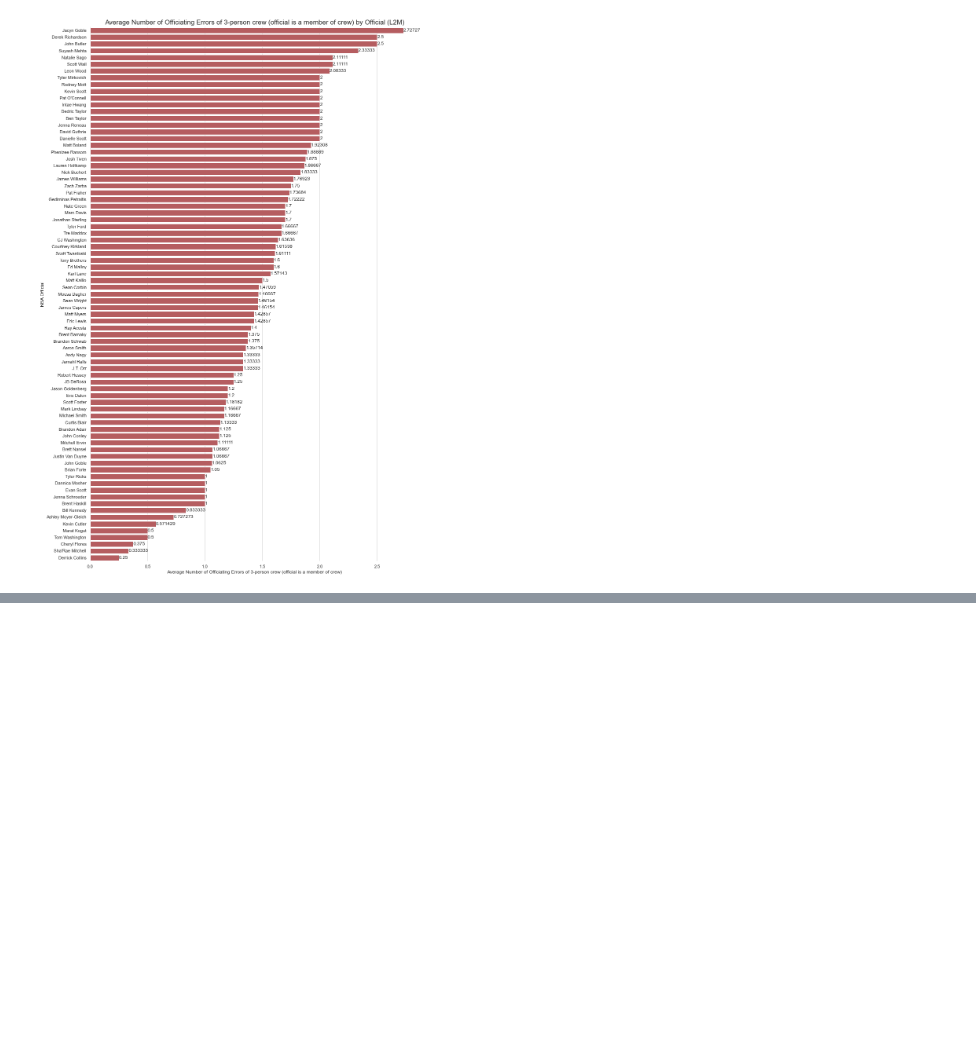
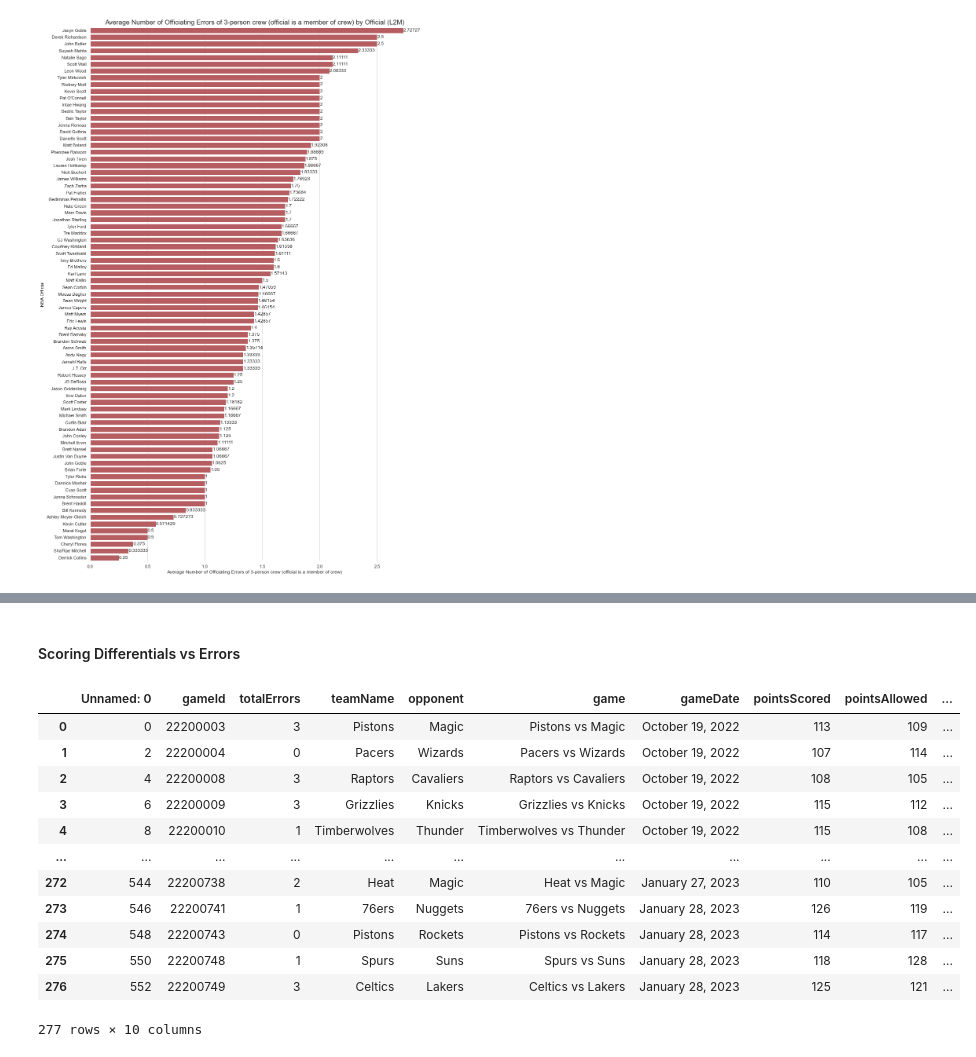
Before and after one commit to adithram/l2m, a Jupyter notebook: notebooks/l2m-visualization.ipynb, the cells around one changed output, grey strips where cells are left out. Saved outputs shown, nothing was run; the diff lists cells and outputs as text; code cells hidden in the pictures; blank space fills up the shorter version.

```diff
--- a/notebooks/l2m-visualization.ipynb
+++ b/notebooks/l2m-visualization.ipynb
@@ -164,0 +167,18 @@ Text(0.5, 0.98, 'Density of officiating errors for 2022-2023 season for 20 most
+# %% [markdown]
+#### Scoring Differentials vs Errors
+# %%
+score_vs_errors
+# %% [output]
+|  | Unnamed: 0 | gameId | totalErrors | teamName | opponent | game | gameDate | pointsScored | pointsAllowed | ... |
+| 0 | 0 | 22200003 | 3 | Pistons | Magic | Pistons vs Magic | October 19, 2022 | 113 | 109 | ... |
+| 1 | 2 | 22200004 | 0 | Pacers | Wizards | Pacers vs Wizards | October 19, 2022 | 107 | 114 | ... |
+| 2 | 4 | 22200008 | 3 | Raptors | Cavaliers | Raptors vs Cavaliers | October 19, 2022 | 108 | 105 | ... |
+| 3 | 6 | 22200009 | 3 | Grizzlies | Knicks | Grizzlies vs Knicks | October 19, 2022 | 115 | 112 | ... |
+| 4 | 8 | 22200010 | 1 | Timberwolves | Thunder | Timberwolves vs Thunder | October 19, 2022 | 115 | 108 | ... |
+| ... | ... | ... | ... | ... | ... | ... | ... | ... | ... | ... |
+| 272 | 544 | 22200738 | 2 | Heat | Magic | Heat vs Magic | January 27, 2023 | 110 | 105 | ... |
+| 273 | 546 | 22200741 | 1 | 76ers | Nuggets | 76ers vs Nuggets | January 28, 2023 | 126 | 119 | ... |
+| 274 | 548 | 22200743 | 0 | Pistons | Rockets | Pistons vs Rockets | January 28, 2023 | 114 | 117 | ... |
+| 275 | 550 | 22200748 | 1 | Spurs | Suns | Spurs vs Suns | January 28, 2023 | 118 | 128 | ... |
+| 276 | 552 | 22200749 | 3 | Celtics | Lakers | Celtics vs Lakers | January 28, 2023 | 125 | 121 | ... |
+277 rows × 10 columns
```
Also changed, not shown: parts of 15 cells of this notebook, 4 other files.
